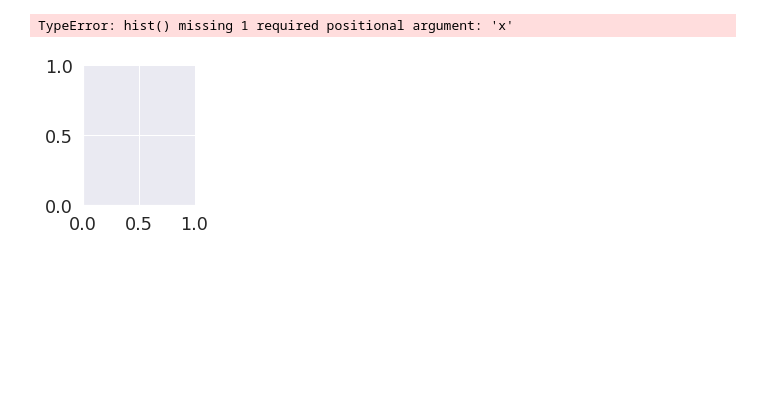
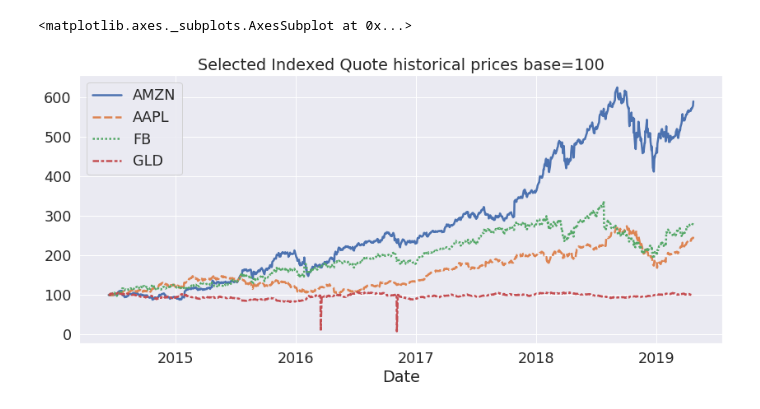
Before and after one commit to jlmingo/cryptoAnalytics, a Jupyter notebook: Untitled1.ipynb, the cells around one changed output. Cells and saved outputs as stored; diff of their text form; code cells hidden in the pictures; blank space fills up the shorter version.

```diff
--- a/Untitled1.ipynb
+++ b/Untitled1.ipynb
@@ -1,5 +1,6 @@
 # %%
 import pandas as pd
+import matplotlib.pyplot as plt
 import seaborn as sns; sns.set()
 pd.plotting.register_matplotlib_converters()
 import matplotlib.pyplot as plt
@@ -15,7 +16,7 @@ def plotTickers(tickers):
     ax.figure.savefig('{}.png'.format(tickers))
     return ax
 
-selection = ["AMZN", "GLD", "AAPL"]
+selection = ["AMZN", "GLD", "AAPL", "FB"]
 plotTickers(selection)
 # %% [output]
 |  | AMZN | BIDU | AAPL | BABA | FB | TWTR | GLD | BTC | BCH | ADA | ETH | ... |
@@ -37,21 +56,16 @@ plotTickers(selection)
 # %%
-def plotIndividual(tickers):
-    for e in tickers:
-        plot_df = df[df.columns.intersection(tickers)]
-        fig = plt.plot_df()
-        fig.subplots_adjust(hspace=0.4, wspace=0.4)
-        for i in range(1, 7):
-            ax = fig.add_subplot(2, 3, i)
-            ax.text(0.5, 0.5, str((2, 3, i)),
-                   fontsize=18, ha='center')
+def plotIndex(tickers):
+    plot_df = df[df.columns.intersection(tickers)]
+    plot_df.fillna(100, inplace = True)
+    plot_df = plot_df / plot_df.iloc[-1] * 100
+    plt.figure(figsize=(14,6))
+    plt.title("Selected Indexed Quote historical prices (base=100)")
+    sns.set_context("notebook", font_scale=1.6, rc={"lines.linewidth": 2.5})
+    ax = sns.lineplot(data=plot_df, style="event")
+    ax.figure.savefig('{} Indexed.png'.format(tickers))
+    return ax
 
-
-#         sns.set_context("notebook", font_scale=1.6, rc={"lines.linewidth": 2.5})
-#         ax = sns.lineplot(data=plot_df, style="event")
-#         ax.figure.savefig('{}.png'.format(tickers))
-    return g
-
-plotIndividual(selection)
+plotIndex(selection)
 # %% [output]
-TypeError: hist() missing 1 required positional argument: 'x'
+<matplotlib.axes._subplots.AxesSubplot at 0x...>
-[figure, old version]
+[figure, new version]
```
Also changed, not shown: parts of 3 cells of this notebook, 6 other files.
